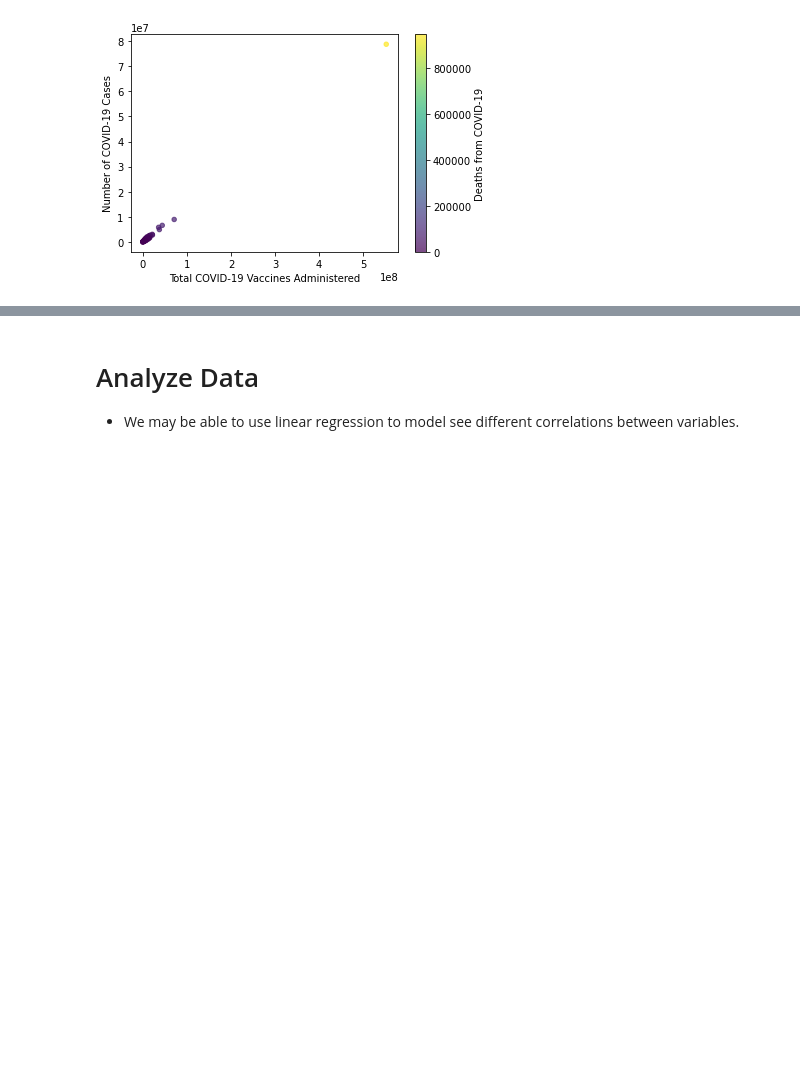
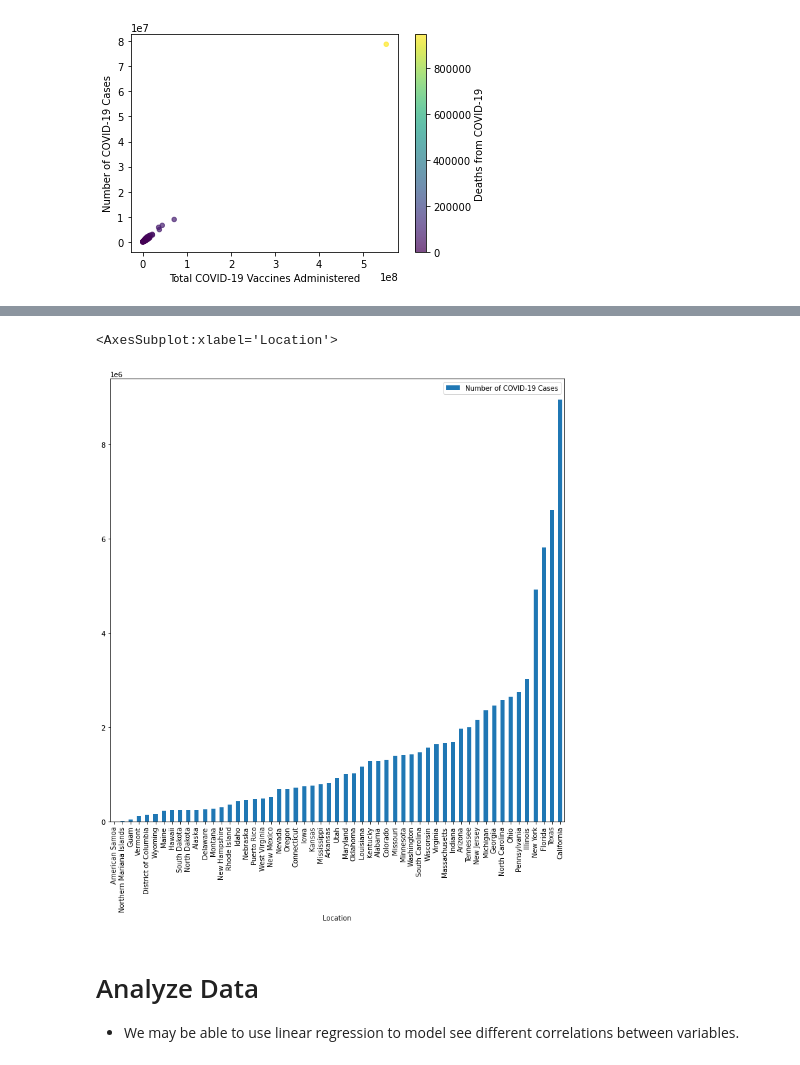
Before and after one commit to syao2017/Covid_Tracker, a Jupyter notebook: Project1.ipynb, the cells around one changed output, grey strips where cells are left out. Saved outputs shown, nothing was run; the diff lists cells and outputs as text; code cells hidden in the pictures; blank space fills up the shorter version.

```diff
--- a/Project1.ipynb
+++ b/Project1.ipynb
@@ -179,3 +197,10 @@ ax = df.plot.scatter('Total COVID-19 Vaccines Administered', 'Number of COVID-19
+# %%
+#Create a bar graph that show the relationship between
+#the number of cases in each state
+df2.sort_values('Number of COVID-19 Cases').plot.bar('Location', 'Number of COVID-19 Cases', figsize=(12,12))
+# %% [output]
+<AxesSubplot:xlabel='Location'>
+[figure, added]
 # %% [markdown]
 # Analyze Data
 * We may be able to use linear regression to model see different correlations between variables.
```
Also changed, not shown: parts of 2 cells of this notebook.
